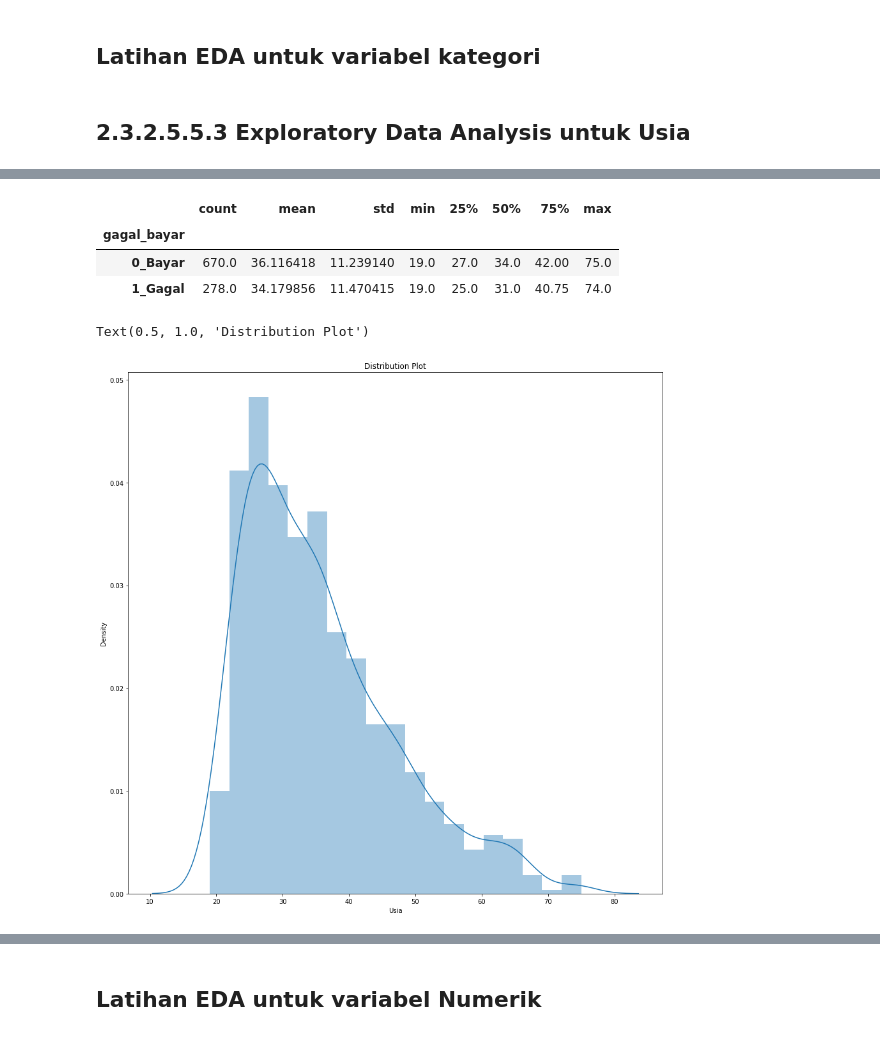
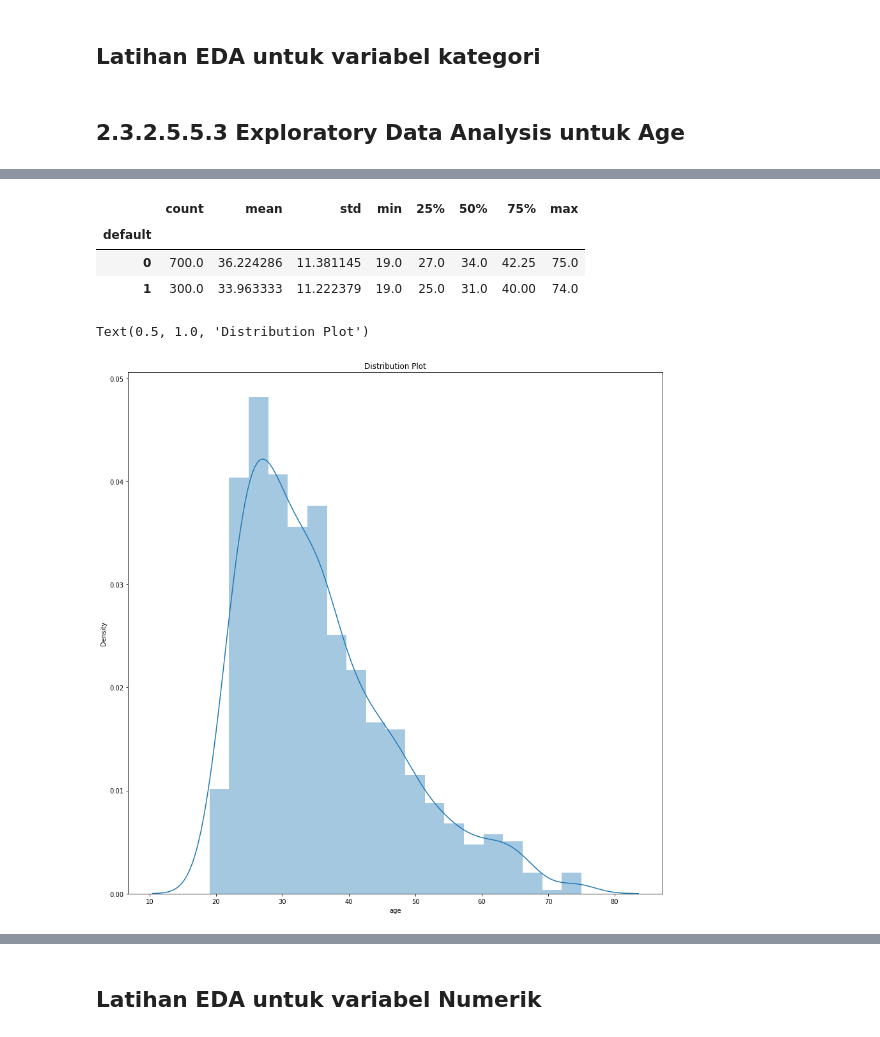
Before and after one commit to IndraLukasTjahaja/Digital_Credit_Risk, a Jupyter notebook: Latihan_Scorecard_German.ipynb, the cells around one changed output, grey strips where cells are left out. Drawn from its saved outputs; the diff is of its cells as text; code cells hidden in the pictures.

```diff
--- a/Latihan_Scorecard_German.ipynb
+++ b/Latihan_Scorecard_German.ipynb
@@ -32,7 +32,7 @@ import pandas as pd
 # atau mengunduh terlebih dahulu dan menunjuk ke file excel di lokasi hard drive
 # contoh: df = pd.read_excel('C:\User\pembaca\downloads\Credit_Scoring_Dataset.xlsx')
 
-df = pd.read_excel('https://github.com/IndraLukasTjahaja/Digital_Credit_Risk/raw/main/Credit_Scoring_Dataset.xlsx')
+df = pd.read_excel('https://github.com/IndraLukasTjahaja/Digital_Credit_Risk/blob/main/Dataset/german_credit_easy.xlsx?raw=true')
 # %% [markdown]
 ## # 2.3.2.3 Struktur data
 # %%
@@ -124,2 +78,8 @@ df.boxplot(column=['Usia'])
+# %%
+df['present_emp_since'] = df.present_emp_since.astype('object')
+df['present_res_since'] = df.present_res_since.astype('object')
+df['people_under_maintenance'] = df.people_under_maintenance.astype('object')
+df['credits_this_bank'] = df.credits_this_bank.astype('object')
+df['installment_as_income_perc'] = df.installment_as_income_perc.astype('object')
 # %% [markdown]
 # Missing Data Treatment (Apa yang harus dilakukan terhadap data yang kosong?)
@@ -301,10 +166,10 @@ pd.crosstab(df_clean['SLIK_Kolektibilitas'], df_clean['gagal_bayar'], normalize=
 # Tulis kode disini
 # %% [markdown]
-## 2.3.2.5.5.3 Exploratory Data Analysis untuk Usia
+## 2.3.2.5.5.3 Exploratory Data Analysis untuk Age
 # %%
-# Rangkuman statistik untuk variabel numerik Usia
-print(df_clean['Usia'].describe())
+# Rangkuman statistik untuk variabel numerik Age
+print(df_clean['age'].describe())
 
-# Rangkuman statistik untuk variabel numerik Usia, berdasarkan default (gagal bayar atau tidak)
-df_clean.groupby('gagal_bayar')['Usia'].describe()
+# Rangkuman statistik untuk variabel numerik Age, berdasarkan default (gagal bayar atau tidak)
+df_clean.groupby('default')['age'].describe()
 # %% [output]
@@ -320,7 +185,7 @@ Name: Usia, dtype: float64
 |  | count | mean | std | min | 25% | 50% | 75% | max |
-| gagal_bayar |  |  |  |  |  |  |  |  |
-| 0_Bayar | 670.0 | 36.116418 | 11.239140 | 19.0 | 27.0 | 34.0 | 42.00 | 75.0 |
-| 1_Gagal | 278.0 | 34.179856 | 11.470415 | 19.0 | 25.0 | 31.0 | 40.75 | 74.0 |
+| default |  |  |  |  |  |  |  |  |
+| 0 | 700.0 | 36.224286 | 11.381145 | 19.0 | 27.0 | 34.0 | 42.25 | 75.0 |
+| 1 | 300.0 | 33.963333 | 11.222379 | 19.0 | 25.0 | 31.0 | 40.00 | 74.0 |
 # %%
 # Fungsi distplot() dari library seaborn
 # Perhatikan bahwa distribusi plot harus tidak memiliki data kosong / missing value.
@@ -331,7 +196,7 @@ import matplotlib.pyplot as plt
 import seaborn as sns
 
 fig, ax = plt.subplots(figsize=(15,15))
-sns.distplot(df_clean['Usia'].dropna(), ax=ax).set_title('Distribution Plot')
+sns.distplot(df_clean['age'].dropna(), ax=ax).set_title('Distribution Plot')
 # %% [output]
 Text(0.5, 1.0, 'Distribution Plot')
-[figure, old version]
+[figure, new version]
```
Also changed, not shown: parts of 100 cells of this notebook.
